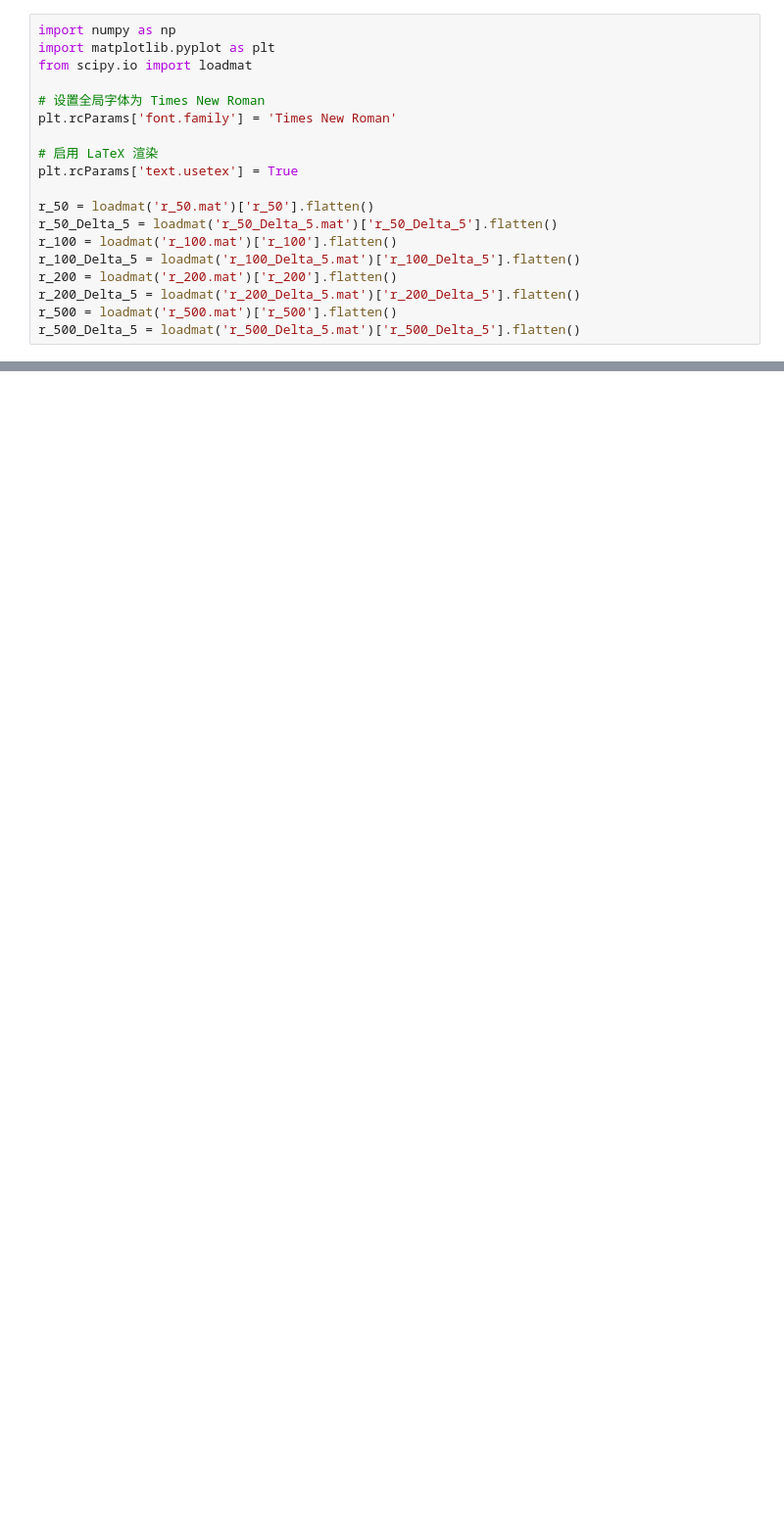
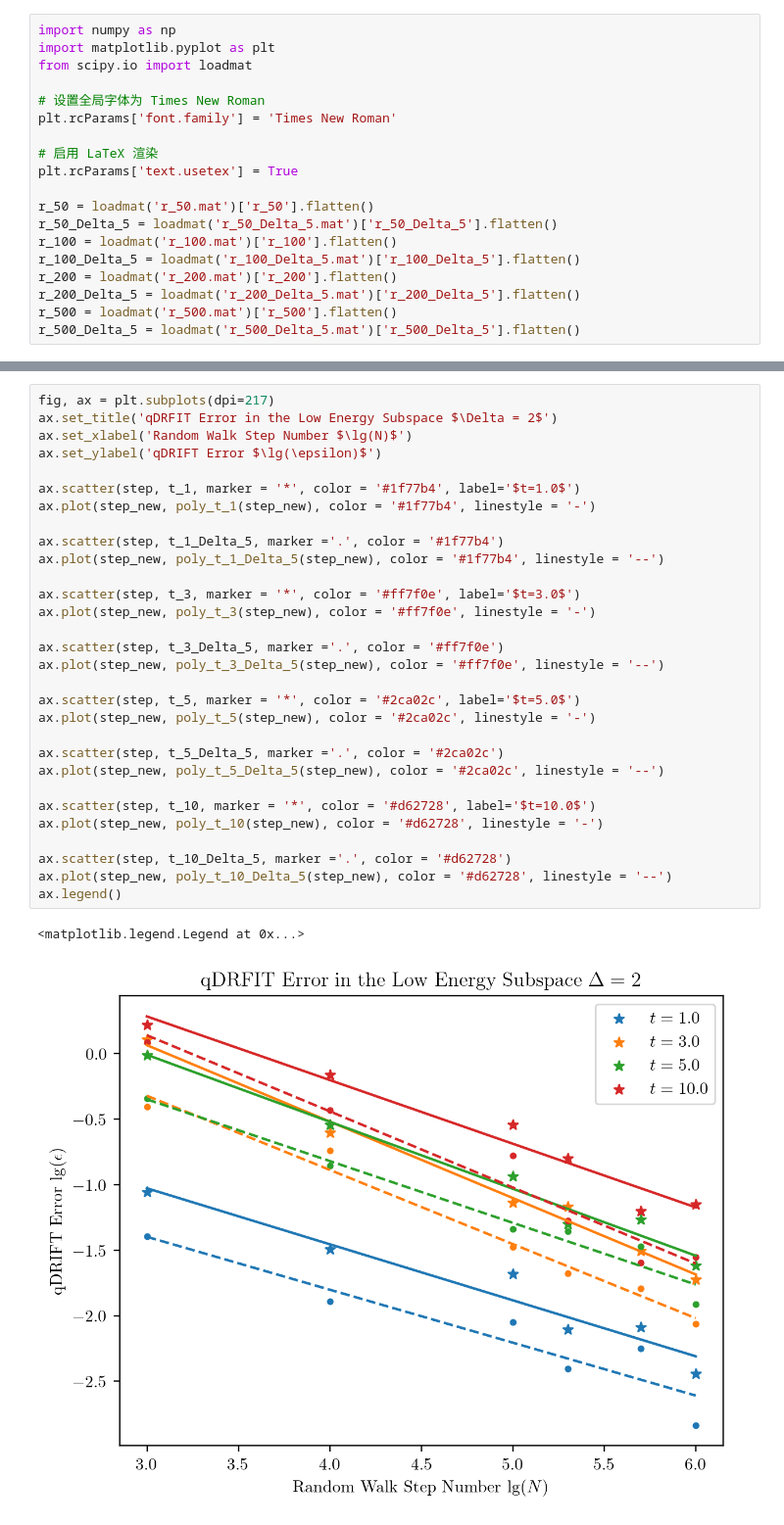
Before and after one commit to Qubit-Fernand/Digital-Quantum-Simulation, a Jupyter notebook: Figure/Plotting.ipynb, the cells around one changed output, grey strips where cells are left out. Shown at 98% size. Drawn from its saved outputs; the diff is of its cells as text; blank space fills up the shorter version.

```diff
--- a/Figure/Plotting.ipynb
+++ b/Figure/Plotting.ipynb
@@ -76,0 +110,33 @@ ax.legend()
+# %%
+fig, ax = plt.subplots(dpi=217)
+ax.set_title('qDRFIT Error in the Low Energy Subspace $\Delta = 2$')
+ax.set_xlabel('Random Walk Step Number $\lg(N)$')
+ax.set_ylabel('qDRIFT Error $\lg(\epsilon)$')
+
+ax.scatter(step, t_1, marker = '*', color = '#1f77b4', label='$t=1.0$')
+ax.plot(step_new, poly_t_1(step_new), color = '#1f77b4', linestyle = '-')
+
+ax.scatter(step, t_1_Delta_5, marker ='.', color = '#1f77b4')
+ax.plot(step_new, poly_t_1_Delta_5(step_new), color = '#1f77b4', linestyle = '--')
+
+ax.scatter(step, t_3, marker = '*', color = '#ff7f0e', label='$t=3.0$')
+ax.plot(step_new, poly_t_3(step_new), color = '#ff7f0e', linestyle = '-')
+
+ax.scatter(step, t_3_Delta_5, marker ='.', color = '#ff7f0e')
+ax.plot(step_new, poly_t_3_Delta_5(step_new), color = '#ff7f0e', linestyle = '--')
+
+ax.scatter(step, t_5, marker = '*', color = '#2ca02c', label='$t=5.0$')
+ax.plot(step_new, poly_t_5(step_new), color = '#2ca02c', linestyle = '-')
+
+ax.scatter(step, t_5_Delta_5, marker ='.', color = '#2ca02c')
+ax.plot(step_new, poly_t_5_Delta_5(step_new), color = '#2ca02c', linestyle = '--')
+
+ax.scatter(step, t_10, marker = '*', color = '#d62728', label='$t=10.0$')
+ax.plot(step_new, poly_t_10(step_new), color = '#d62728', linestyle = '-')
+
+ax.scatter(step, t_10_Delta_5, marker ='.', color = '#d62728')
+ax.plot(step_new, poly_t_10_Delta_5(step_new), color = '#d62728', linestyle = '--')
+ax.legend()
+# %% [output]
+<matplotlib.legend.Legend at 0x...>
+[figure, added]
```
Also changed, not shown: parts of 3 cells of this notebook, 10 other files.
